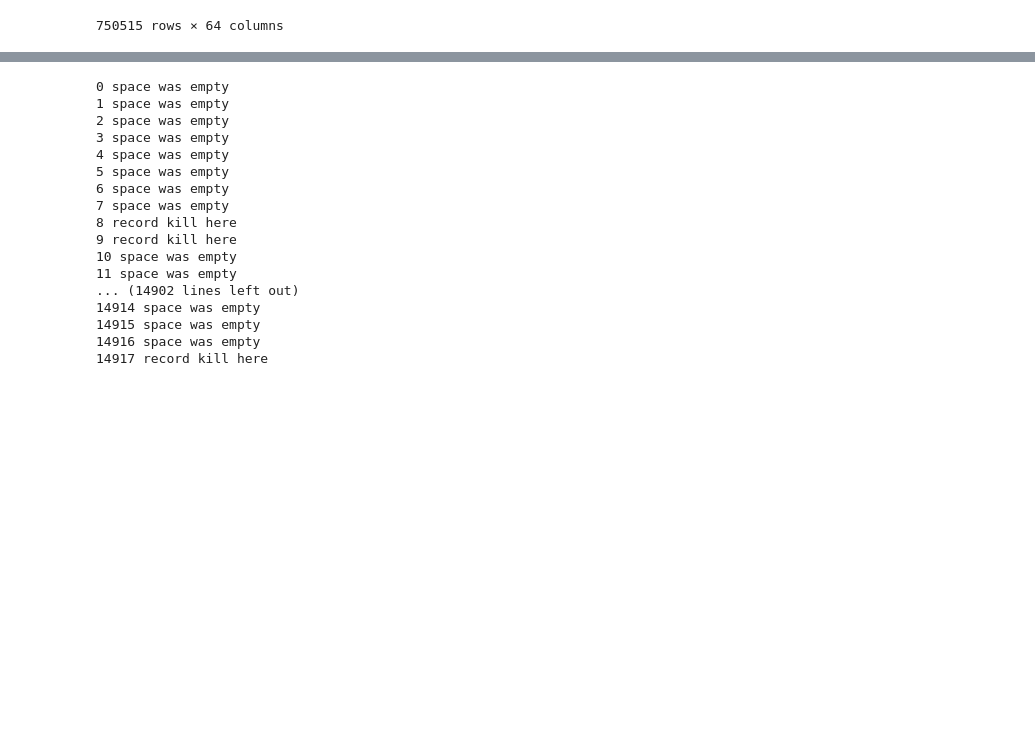
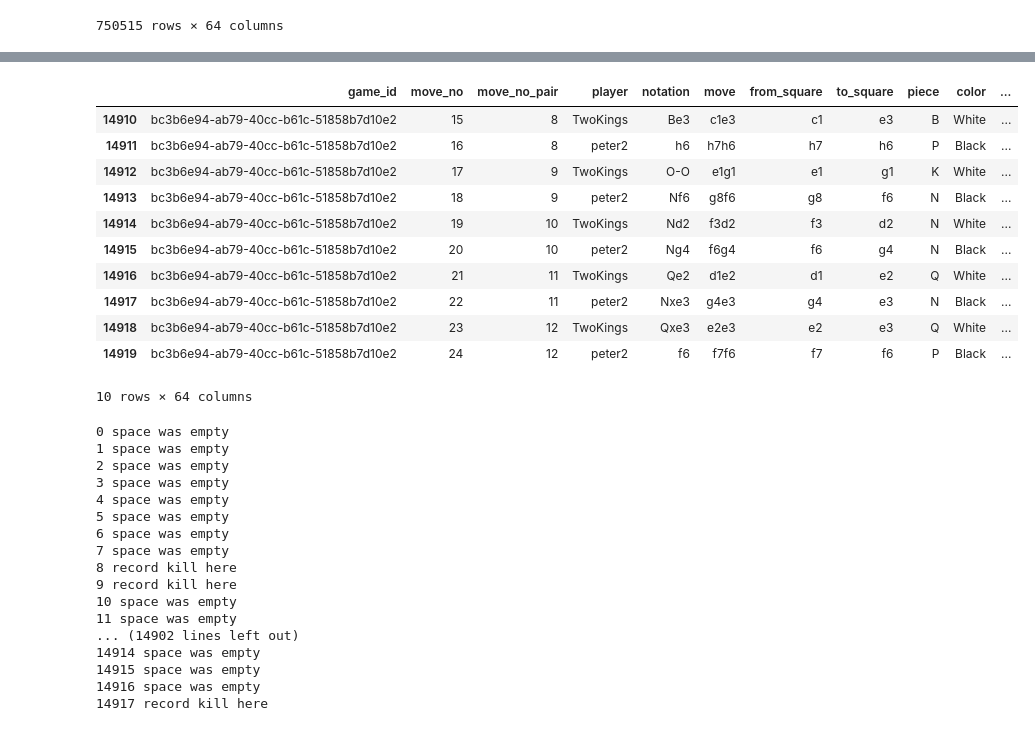
Before and after one commit to gabrielkassjohnson/chess-and-eigenvectors, a Jupyter notebook: chess.ipynb, the cells around one changed output, grey strips where cells are left out. Drawn from its saved outputs; the diff is of its cells as text; code cells hidden in the pictures; blank space fills up the shorter version.

```diff
--- a/chess.ipynb
+++ b/chess.ipynb
@@ -49,3 +69,18 @@ df
+# %%
+df[14910:14920]
+# %% [output]
+|  | game_id | move_no | move_no_pair | player | notation | move | from_square | to_square | piece | color | ... |
+| 14910 | bc3b6e94-ab79-40cc-b61c-51858b7d10e2 | 15 | 8 | TwoKings | Be3 | c1e3 | c1 | e3 | B | White | ... |
+| 14911 | bc3b6e94-ab79-40cc-b61c-51858b7d10e2 | 16 | 8 | peter2 | h6 | h7h6 | h7 | h6 | P | Black | ... |
+| 14912 | bc3b6e94-ab79-40cc-b61c-51858b7d10e2 | 17 | 9 | TwoKings | O-O | e1g1 | e1 | g1 | K | White | ... |
+| 14913 | bc3b6e94-ab79-40cc-b61c-51858b7d10e2 | 18 | 9 | peter2 | Nf6 | g8f6 | g8 | f6 | N | Black | ... |
+| 14914 | bc3b6e94-ab79-40cc-b61c-51858b7d10e2 | 19 | 10 | TwoKings | Nd2 | f3d2 | f3 | d2 | N | White | ... |
+| 14915 | bc3b6e94-ab79-40cc-b61c-51858b7d10e2 | 20 | 10 | peter2 | Ng4 | f6g4 | f6 | g4 | N | Black | ... |
+| 14916 | bc3b6e94-ab79-40cc-b61c-51858b7d10e2 | 21 | 11 | TwoKings | Qe2 | d1e2 | d1 | e2 | Q | White | ... |
+| 14917 | bc3b6e94-ab79-40cc-b61c-51858b7d10e2 | 22 | 11 | peter2 | Nxe3 | g4e3 | g4 | e3 | N | Black | ... |
+| 14918 | bc3b6e94-ab79-40cc-b61c-51858b7d10e2 | 23 | 12 | TwoKings | Qxe3 | e2e3 | e2 | e3 | Q | White | ... |
+| 14919 | bc3b6e94-ab79-40cc-b61c-51858b7d10e2 | 24 | 12 | peter2 | f6 | f7f6 | f7 | f6 | P | Black | ... |
+10 rows × 64 columns
 # %%
 #creates a list with one entry for each space on the board
 spaces = []
```
Also changed, not shown: parts of 2 cells of this notebook, 1 other file.
